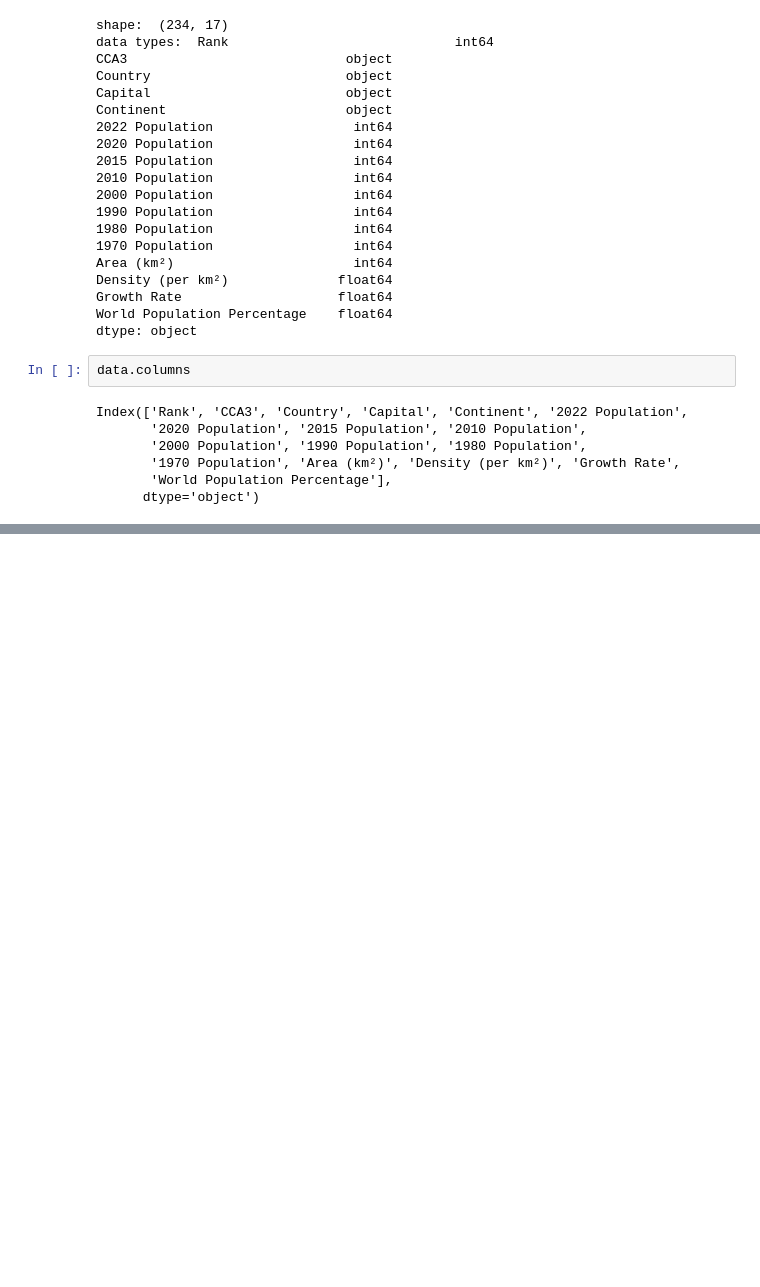
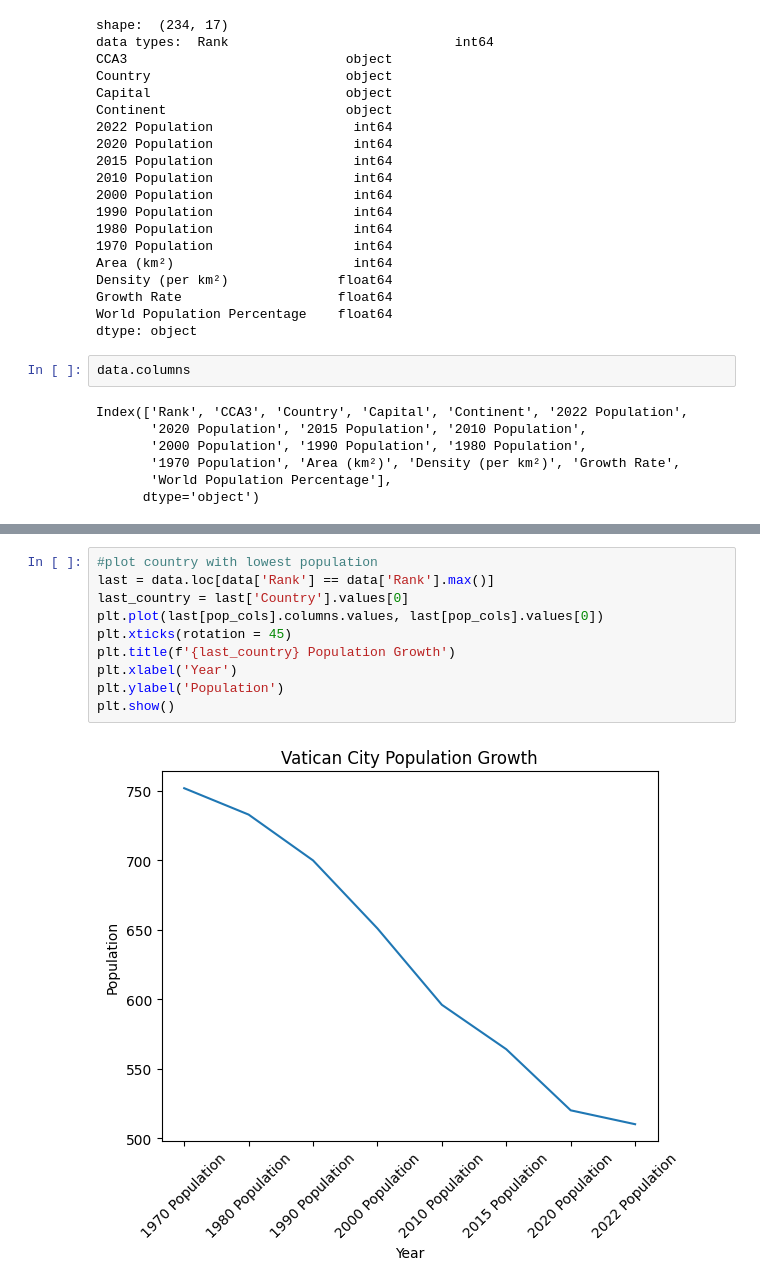
Before and after one commit to nogibjj/SA_project1, a Jupyter notebook: eda.ipynb, the cells around one changed output, grey strips where cells are left out. Saved outputs shown, nothing was run; the diff lists cells and outputs as text; blank space fills up the shorter version.

```diff
--- a/eda.ipynb
+++ b/eda.ipynb
@@ -72,0 +110,12 @@ ImportError: matplotlib is required for plotting when the default backend "matpl
+# %%
+#plot country with lowest population
+last = data.loc[data['Rank'] == data['Rank'].max()]
+last_country = last['Country'].values[0]
+plt.plot(last[pop_cols].columns.values, last[pop_cols].values[0])
+plt.xticks(rotation = 45)
+plt.title(f'{last_country} Population Growth')
+plt.xlabel('Year')
+plt.ylabel('Population')
+plt.show()
+# %% [output]
+[figure, added]
```
Also changed, not shown: parts of 9 cells of this notebook.
